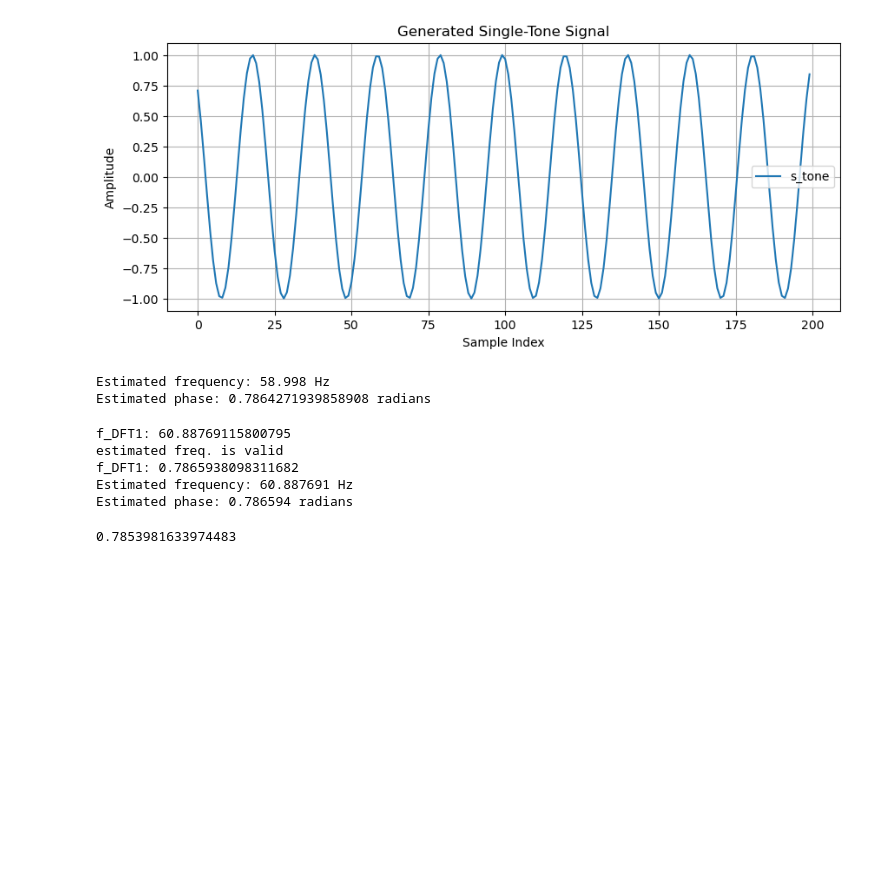
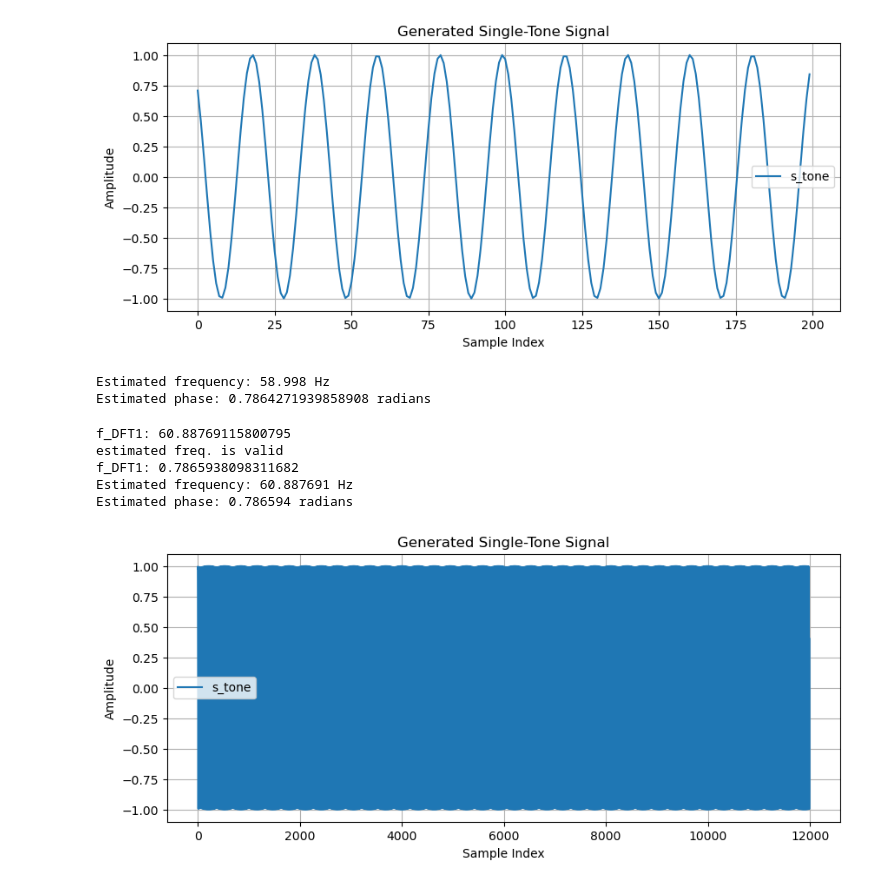
Before and after one commit to Licates/ENFify, a Jupyter notebook: notebooks/Frequence_and_phase_extraction.ipynb, the cells around one changed output. Cells and saved outputs as stored; diff of their text form; code cells hidden in the pictures; blank space fills up the shorter version.

Commit message:
create tone array

```diff
--- a/notebooks/Frequence_and_phase_extraction.ipynb
+++ b/notebooks/Frequence_and_phase_extraction.ipynb
@@ -160,7 +164,14 @@ estimated freq. is valid
 f_DFT1: 0.7865938098311682
 Estimated frequency: 60.887691 Hz
 Estimated phase: 0.786594 radians
-# %%
-np.pi/4
-# %% [output]
-0.7853981633974483
+# %%
+import random
+
+def generate_random_number(min_value, max_value, decimal_places):
+    number = random.uniform(min_value, max_value)
+    formatted_number = round(number, decimal_places)
+    return formatted_number
+
+def cut_tone(s_tone, start, end):
+    modified_s_tone = np.concatenate((s_tone[:start], s_tone[end:]))
+    return modified_s_tone
@@ -166,0 +219,16 @@ np.pi/4
+# %%
+# Show cut
+tones_array = create_tones()
+n = np.arange(len(tones_array[3][0]))
+
+#Plot the generated signal
+plt.figure(figsize=(10, 4))
+plt.plot(n, tones_array[3][0], label='s_tone')
+plt.title('Generated Single-Tone Signal')
+plt.xlabel('Sample Index')
+plt.ylabel('Amplitude')
+plt.grid()
+plt.legend()
+plt.show()
+# %% [output]
+[figure, added]
```
Also changed, not shown: parts of 3 cells of this notebook.
